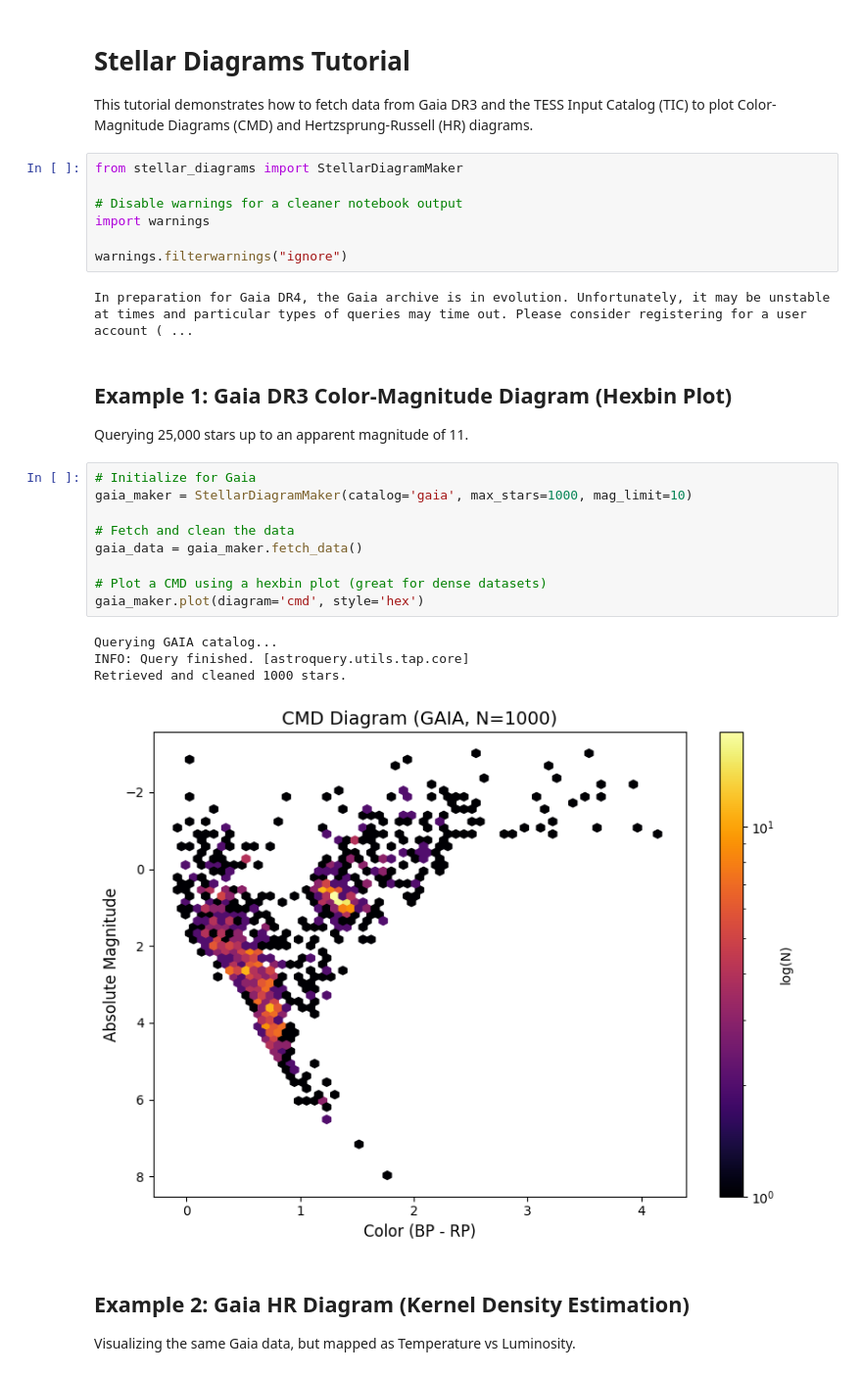
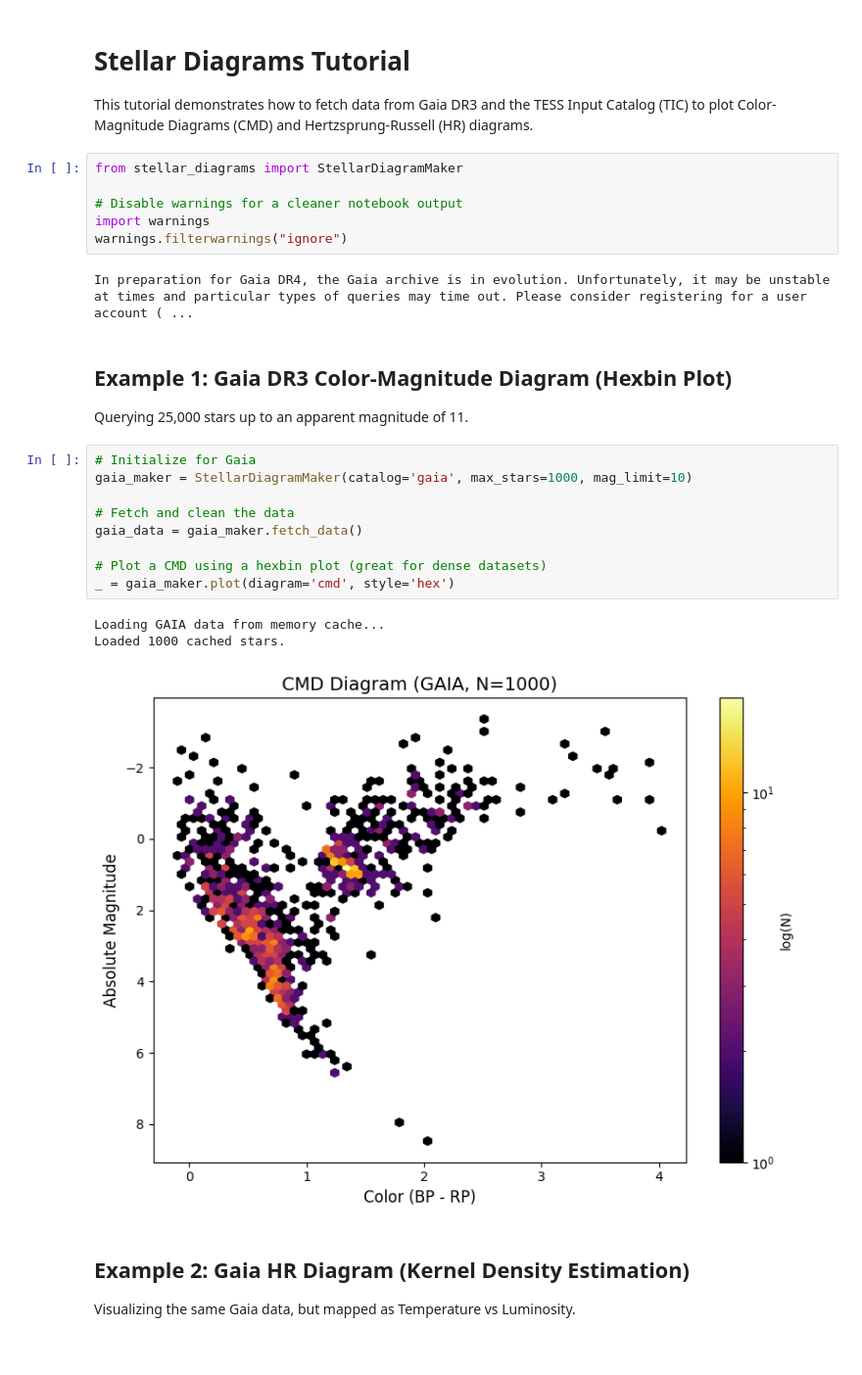
Before and after one commit to jorgemarpa/stellar-diagrams, a Jupyter notebook: docs/tutorials/tutorial-1.ipynb, the cells around one changed output. Shown at 98% size. Saved outputs shown, nothing was run; the diff lists cells and outputs as text.

```diff
--- a/docs/tutorials/tutorial-1.ipynb
+++ b/docs/tutorials/tutorial-1.ipynb
@@ -6,7 +6,6 @@ from stellar_diagrams import StellarDiagramMaker
 
 # Disable warnings for a cleaner notebook output
 import warnings
-
 warnings.filterwarnings("ignore")
 # %% [output]
 In preparation for Gaia DR4, the Gaia archive is in evolution. Unfortunately, it may be unstable at times and particular types of queries may time out. Please consider registering for a user account ( ...
@@ -16,17 +15,16 @@ Querying 25,000 stars up to an apparent magnitude of 11.
 # %%
 # Initialize for Gaia
 gaia_maker = StellarDiagramMaker(catalog='gaia', max_stars=1000, mag_limit=10)
 
 # Fetch and clean the data
 gaia_data = gaia_maker.fetch_data()
 
 # Plot a CMD using a hexbin plot (great for dense datasets)
-gaia_maker.plot(diagram='cmd', style='hex')
+_ = gaia_maker.plot(diagram='cmd', style='hex')
 # %% [output]
-Querying GAIA catalog...
-INFO: Query finished. [astroquery.utils.tap.core]
-Retrieved and cleaned 1000 stars.
+Loading GAIA data from memory cache...
+Loaded 1000 cached stars.
-[figure, old version]
+[figure, new version]
 # %% [markdown]
 ## Example 2: Gaia HR Diagram (Kernel Density Estimation)
 Visualizing the same Gaia data, but mapped as Temperature vs Luminosity.
```
Also changed, not shown: parts of 2 cells of this notebook, 1 other file.
